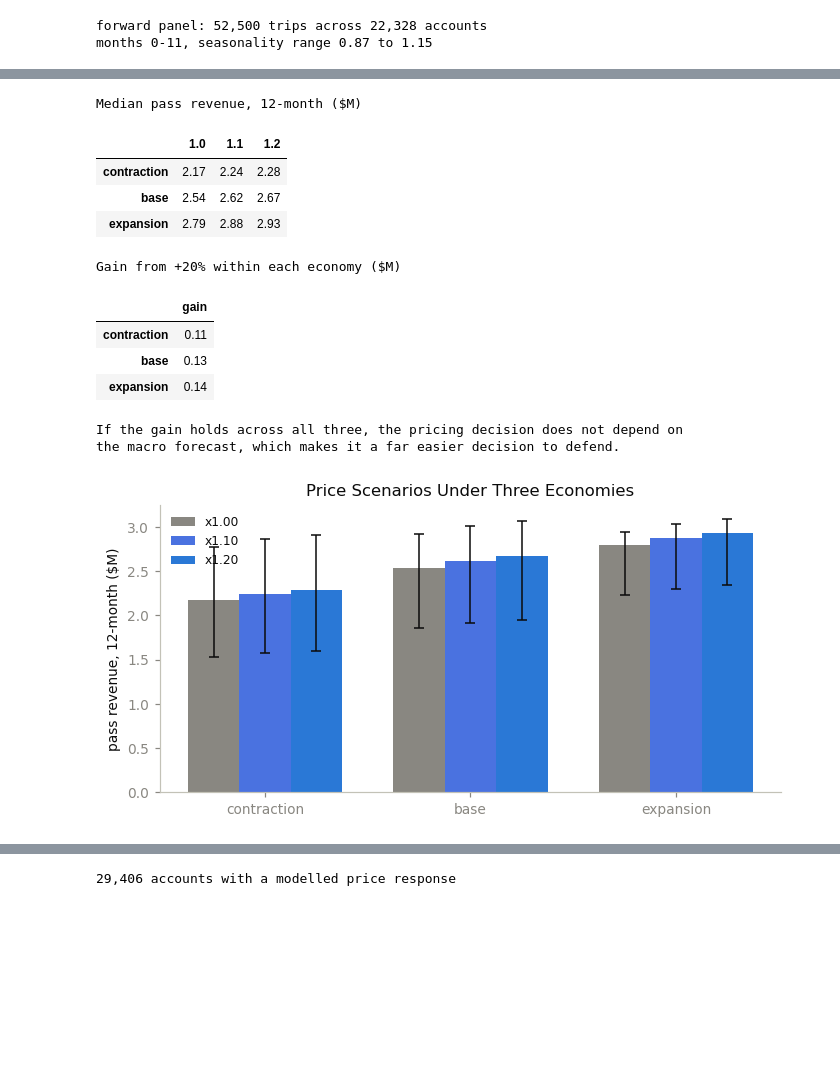
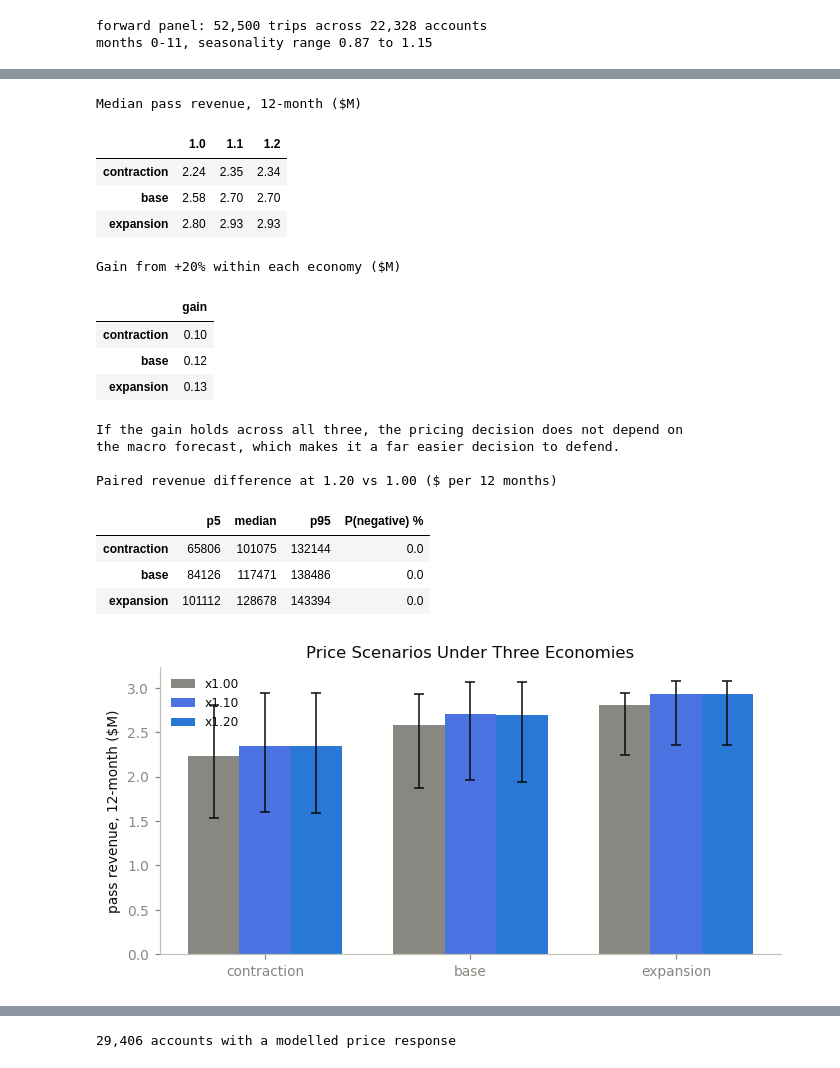
Before and after one commit to paforsey/data-science-portfolio, a Jupyter notebook: case-studies/international-roaming/international_roaming.ipynb, the cells around one changed output, grey strips where cells are left out. Drawn from its saved outputs; the diff is of its cells as text; code cells hidden in the pictures; blank space fills up the shorter version.

```diff
--- a/case-studies/international-roaming/international_roaming.ipynb
+++ b/case-studies/international-roaming/international_roaming.ipynb
@@ -2259,16 +2838,17 @@ display(save_tables({
 trips = load_trips(with_macro=False)
 macro = load('macro')
 scored = load('scored_trips')
-rev_tbl = load('revenue_by_state')
+prob_scen = load('sim_prob_scenarios')      # per-trip probs at every grid price: base + stronger
+rev_scen = load('sim_revenue_scenarios')    # per-trip state revenue: reported + stronger depth
 model_meta = load('model_meta').set_index('key')['value']
 mag_meta = load('magnitude_meta').set_index('key')['value']
 
-GRID = np.round(np.sort(rev_tbl['price_multiplier'].unique()), 4)
+GRID = np.round(np.sort(rev_scen['price_multiplier'].unique()), 4)
 RESPONSE_RATIO = float(model_meta.get('response_ratio', 1.0))
 DEPTH_BIAS = float(mag_meta.get('depth_bias', 1.0))
 
 print(f'price grid: {GRID[0]:.3f} to {GRID[-1]:.3f} in {len(GRID)} steps')
-print(f'response ratio (from notebook 01): {RESPONSE_RATIO:.2f}x')
-print(f'depth bias     (from notebook 02): {DEPTH_BIAS:.2f}x')
+print(f'response ratio (from the state model): {RESPONSE_RATIO:.2f}x')
+print(f'depth bias     (from the magnitude model): {DEPTH_BIAS:.2f}x')
 # %% [output]
 price grid: 0.900 to 1.200 in 13 steps
@@ -2437,8 +3184,10 @@ def simulate(mult, n_iter=N_ITER, response_scale=1.0, depth_scale=1.0,
             shocks, share_d = antithetic[it - half]
             shocks, share_d = -shocks, -share_d      # mirrored path
 
-        # phi/gamma mirror the data notebook's make_macro() (see §2)
+        # phi/gamma mirror the data notebook's make_macro() (see §2). Month 0 starts
+        # from the last observed macro state plus a new shock, not a fixed zero.
         idx = np.zeros(12)
+        idx[0] = 0.85 * Z_LAST + shocks[0]
         for t in range(1, 12):
             idx[t] = 0.85 * idx[t - 1] + shocks[t]
         idx = idx + macro_shift
@@ -2450,12 +3199,10 @@ def simulate(mult, n_iter=N_ITER, response_scale=1.0, depth_scale=1.0,
         extra = np.maximum(p_occur - 1.0, 0)
         occurs = occurs | (rng.random(N) < np.clip(extra, 0, 1))
 
-        # --- behavioural draw, independent per trip ---
+        # --- coverage-state draw, independent per trip ---
         u = rng.random(N)
         state = (u[:, None] > cum).sum(axis=1)
-        pass_rev = np.where(occurs, R[np.arange(N), state], 0.0).sum()
-
-        out[it] = pass_rev
+        out[it] = np.where(occurs, R[np.arange(N), state], 0.0).sum()
     return out
 
 
@@ -2468,6 +3215,16 @@ display(pd.DataFrame({
 }, index=['pass revenue (median)', 'p5-p95', 'spread as % of median']))
 print('A spread of a few percent would mean the correlated draws are not working.')
 print('Real 12-month revenue uncertainty on a travel product is wide.')
+
+# Iteration-count convergence: median and tails should settle as n_iter grows
+conv = pd.DataFrame({
+    k: {'median': np.median(r), 'p5': np.percentile(r, 5), 'p95': np.percentile(r, 95)}
+    for k in [100, 200, 400, 800]
+    for r in [simulate(1.0, n_iter=k, rng=np.random.default_rng(1))]
+}).T
+conv['median vs 800'] = conv['median'] / conv['median'].iloc[-1] - 1
+print('\nIteration-count convergence (fitted case, standard price)')
+display(conv.round({'median': 0, 'p5': 0, 'p95': 0, 'median vs 800': 4}).rename_axis('n_iter'))
 # %% [output]
 Baseline (no price change), 400 iterations
 |  | value |
@@ -2660,11 +3563,13 @@ SCEN = {'contraction': -0.45, 'base': 0.0, 'expansion': +0.45}
 KEY = [1.0, 1.10, 1.20]
 
 rows = []
+runs = {}
 for name, shift in SCEN.items():
     for m in KEY:
         # Common random numbers again: only price and macro shift vary
         r = simulate(m, n_iter=300, response_scale=RESPONSE_RATIO, depth_scale=DEPTH_BIAS,
                      macro_shift=shift, rng=np.random.default_rng(CRN_SEED))
+        runs[(name, m)] = r
         rows.append({'scenario': name, 'price': m,
                      'p5': np.percentile(r, 5), 'median': np.median(r),
                      'p95': np.percentile(r, 95)})
@@ -2677,39 +3582,58 @@ display((piv / 1e6).round(2).rename_axis(None).rename_axis(None, axis=1))
 print('Gain from +20% within each economy ($M)')
 display(((piv[1.20] - piv[1.0]) / 1e6).round(2).to_frame('gain').rename_axis(None))
 print('If the gain holds across all three, the pricing decision does not depend on')
 print('the macro forecast, which makes it a far easier decision to defend.')
+
+# Paired revenue difference (1.20 - 1.00) under common random numbers, per scenario
+diff = pd.DataFrame([
+    {'scenario': name,
+     'p5': np.percentile(runs[(name, 1.20)] - runs[(name, 1.0)], 5),
+     'median': np.median(runs[(name, 1.20)] - runs[(name, 1.0)]),
+     'p95': np.percentile(runs[(name, 1.20)] - runs[(name, 1.0)], 95),
+     'P(negative) %': 100 * (runs[(name, 1.20)] - runs[(name, 1.0)] < 0).mean()}
+    for name in SCEN
+]).set_index('scenario')
+print('\nPaired revenue difference at 1.20 vs 1.00 ($ per 12 months)')
+display(diff.assign(**{c: diff[c].round(0).astype(int) for c in ['p5', 'median', 'p95']})
+            .round({'P(negative) %': 1}).rename_axis(None))
 
 fig, ax = plt.subplots(figsize=(6.4, 3.3))
 w = 0.25
 for i, m in enumerate(KEY):
     s = sc[sc.price == m]
     x = np.arange(len(SCEN)) + (i - 1) * w
     ax.bar(x, s['median'].to_numpy() / 1e6, width=w,
            color=[MUTED, '#4a72e0', ACCENT][i], label=f'x{m:.2f}')
     ax.errorbar(x, s['median'].to_numpy() / 1e6,
                 yerr=[(s['median'] - s['p5']).to_numpy() / 1e6,
                       (s['p95'] - s['median']).to_numpy() / 1e6],
                 fmt='none', ecolor=INK, elinewidth=1, capsize=3)
 ax.set_xticks(np.arange(len(SCEN)))
 ax.set_xticklabels(list(SCEN.keys()))
 ax.set_ylabel('pass revenue, 12-month ($M)')
 ax.set_title('Price Scenarios Under Three Economies')
 ax.legend(frameon=False, fontsize=8)
 plt.tight_layout()
 plt.show()
 # %% [output]
 Median pass revenue, 12-month ($M)
 |  | 1.0 | 1.1 | 1.2 |
-| contraction | 2.17 | 2.24 | 2.28 |
-| base | 2.54 | 2.62 | 2.67 |
-| expansion | 2.79 | 2.88 | 2.93 |
+| contraction | 2.24 | 2.35 | 2.34 |
+| base | 2.58 | 2.70 | 2.70 |
+| expansion | 2.80 | 2.93 | 2.93 |
 Gain from +20% within each economy ($M)
 |  | gain |
-| contraction | 0.11 |
-| base | 0.13 |
-| expansion | 0.14 |
+| contraction | 0.10 |
+| base | 0.12 |
+| expansion | 0.13 |
 If the gain holds across all three, the pricing decision does not depend on
 the macro forecast, which makes it a far easier decision to defend.
+
+Paired revenue difference at 1.20 vs 1.00 ($ per 12 months)
+|  | p5 | median | p95 | P(negative) % |
+| contraction | 65806 | 101075 | 132144 | 0.0 |
+| base | 84126 | 117471 | 138486 | 0.0 |
+| expansion | 101112 | 128678 | 143394 | 0.0 |
-[figure, old version]
+[figure, new version]
 # %% [markdown]
 ---
```
Also changed, not shown: parts of 73 cells of this notebook, 12 other files.
